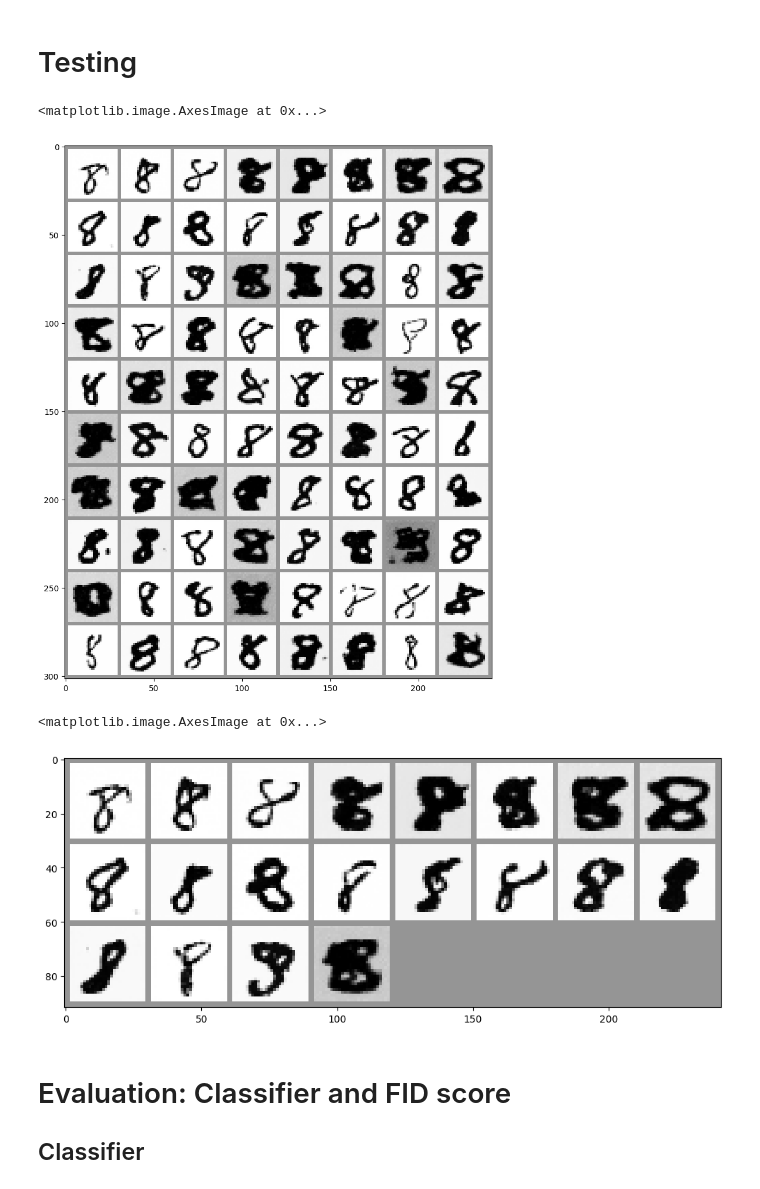
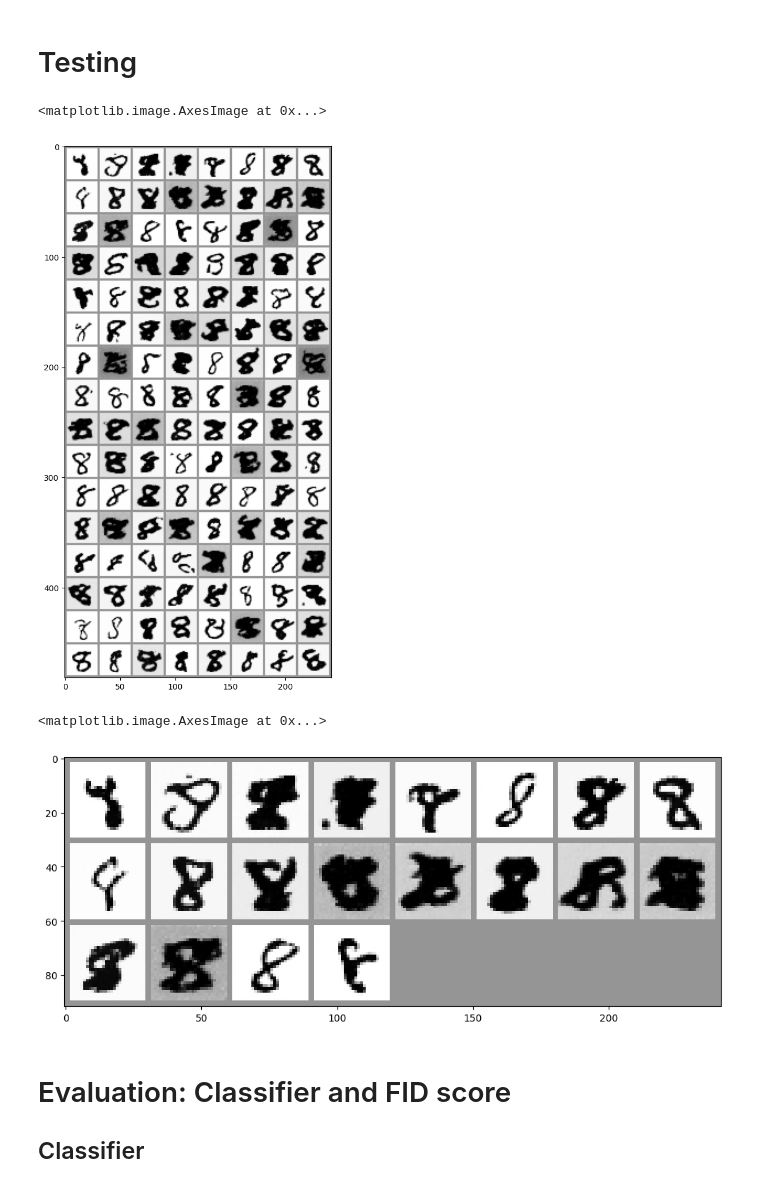
Before and after one commit to GiangLe02/PIMA, a Jupyter notebook: Diffusion/diffusion.ipynb, the cells around one changed output. Cells and saved outputs as stored; diff of their text form; code cells hidden in the pictures.

```diff
--- a/Diffusion/diffusion.ipynb
+++ b/Diffusion/diffusion.ipynb
@@ -173,30 +178,30 @@ start_epoch = checkpoint['epoch'] + 1
 # Testing
 # %%
 # Preparing random x to start from
-x = torch.randn(80, 1, 28, 28).to(device)
+x = torch.randn(128, 1, 28, 28).to(device)
 
 # Sampling loop
 for i, t in tqdm(enumerate(noise_scheduler.timesteps)):
 
     # Getting the model prediction
     with torch.no_grad():
         residual = net(x, t)
 
     # Updating the sample with step
     x = noise_scheduler.step(residual, t, x).prev_sample
 
 # Showing the results
 fig, ax = plt.subplots(1, 1, figsize=(12, 12))
 ax.imshow(torchvision.utils.make_grid(x.detach().cpu().clip(-1, 1), nrow=8)[0], cmap="Greys")
 # %% [output]
 <matplotlib.image.AxesImage at 0x...>
-[figure, old version]
+[figure, new version]
 # %%
 fig, ax = plt.subplots(1, 1, figsize=(12, 12))
 ax.imshow(torchvision.utils.make_grid(x.detach().cpu().clip(-1, 1)[:20], nrow=8)[0], cmap="Greys")
 # %% [output]
 <matplotlib.image.AxesImage at 0x...>
-[figure, old version]
+[figure, new version]
 # %% [markdown]
 # Evaluation: Classifier and FID score
 ## Classifier
```
Also changed, not shown: parts of 10 cells of this notebook, 1 other file.
